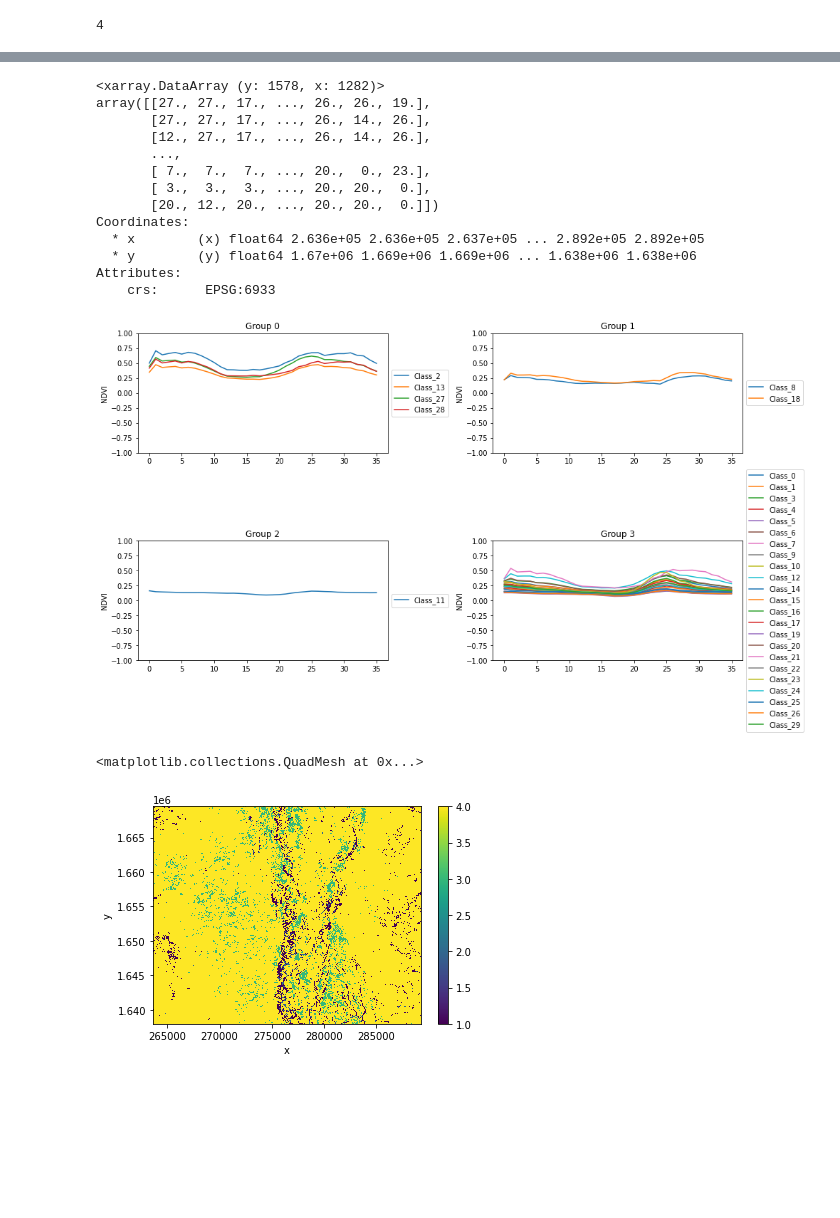
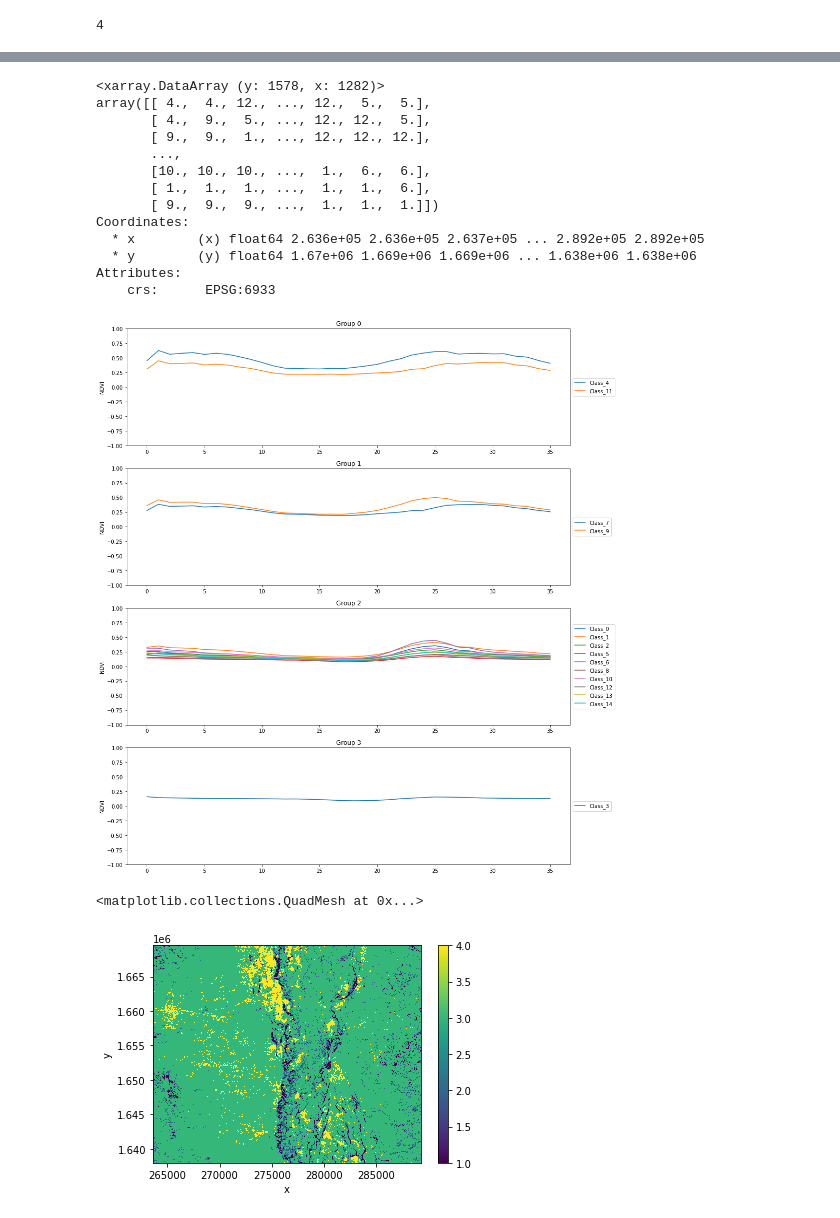
Before and after one commit to tylere/deafrica-sandbox-notebooks, a Jupyter notebook: Use_cases/NDVI_profiles/03_reclassify_unsupervised_map_NDVI_classes.ipynb, the cells around one changed output, grey strips where cells are left out. Drawn from its saved outputs; the diff is of its cells as text; code cells hidden in the pictures; blank space fills up the shorter version.

```diff
--- a/Use_cases/NDVI_profiles/03_reclassify_unsupervised_map_NDVI_classes.ipynb
+++ b/Use_cases/NDVI_profiles/03_reclassify_unsupervised_map_NDVI_classes.ipynb
@@ -49,17 +54,26 @@ The following cell sets important parameters for the analysis:
 **If running the notebook for the first time**, keep the default settings below.
 This will demonstrate how the analysis works and provide meaningful results.
 # %%
+vector_file = "data/boundary_data/communes_etude.geojson"
+attribute_col = "NOM_COM"
+
 # Directory to store the results.
 output_dir = "results"
 
 # Select a commune/adminstrative post, a complete list of communes/adminstrative posts is available below.
 commune = "BIRNI NGAOURE"
 
-# File paths of results from previous notebooks.
+# The number of clusters used in the K-Means clustering in the previous notebook.
+no_of_clusters = 15
+
+# Time period of interest from the previous notebook.
+time_old = "2021"
+
+# File paths of results from the previouse notebook.
 commune_name = commune.replace(" ", "_")
+pickled_prediction = f"{output_dir}/{commune_name}_kmeans_{no_of_clusters}_predicted_{time_old}.pickle"
 ndvi_groups_fn = f"{output_dir}/{commune_name}_correlated_ndvi*.pickle"
-ndvi_timeseries_fp = f"{output_dir}/{commune_name}_ndvitimeseries_18month_30classes.csv"
-pickled_prediction = f"{output_dir}/{commune_name}_kmeans_30_predicted_2021.pickle"
+ndvi_timeseries_fp = f"{output_dir}/{commune_name}_ndvitimeseries_18month_{no_of_clusters}classes.csv"
 # %% [markdown]
 ## From interactive exploration of profiles:
 # %%
@@ -110,13 +122,13 @@ predicted = xr.DataArray(
 print(predicted)
 # %% [output]
 <xarray.DataArray (y: 1578, x: 1282)>
-array([[27., 27., 17., ..., 26., 26., 19.],
-       [27., 27., 17., ..., 26., 14., 26.],
-       [12., 27., 17., ..., 26., 14., 26.],
+array([[ 4.,  4., 12., ..., 12.,  5.,  5.],
+       [ 4.,  9.,  5., ..., 12., 12.,  5.],
+       [ 9.,  9.,  1., ..., 12., 12., 12.],
        ...,
-       [ 7.,  7.,  7., ..., 20.,  0., 23.],
-       [ 3.,  3.,  3., ..., 20., 20.,  0.],
-       [20., 12., 20., ..., 20., 20.,  0.]])
+       [10., 10., 10., ...,  1.,  6.,  6.],
+       [ 1.,  1.,  1., ...,  1.,  1.,  6.],
+       [ 9.,  9.,  9., ...,  1.,  1.,  1.]])
 Coordinates:
   * x        (x) float64 2.636e+05 2.636e+05 2.637e+05 ... 2.892e+05 2.892e+05
   * y        (y) float64 1.67e+06 1.669e+06 1.669e+06 ... 1.638e+06 1.638e+06
@@ -125,23 +137,23 @@ Attributes:
 # %%
 fig = plt.figure(figsize=(14, 15), facecolor="white")
 
 rows = len(groups)
-columns = 2
+columns = 1
 
 for i in range(rows):
     ax = fig.add_subplot(rows, columns, i + 1)
 
     for class_id in groups[i]:
         timeseries_df[class_id].plot(ax=ax)
 
     ax.legend(bbox_to_anchor=(1.0, 0.5), loc="center left")
     ax.set_ylim((-1, 1))
     ax.set_title(f"Group {i}")
     ax.set_ylabel("NDVI")
 
 plt.tight_layout()
 # %% [output]
-[figure, old version]
+[figure, new version]
 # %%
 mask_list = []
 
@@ -161,4 +173,4 @@ for mask in mask_list[1:]:
 grouped_classes_xr.plot()
 # %% [output]
 <matplotlib.collections.QuadMesh at 0x...>
-[figure, old version]
+[figure, new version]
```
Also changed, not shown: parts of 3 cells of this notebook, 14 other files.
